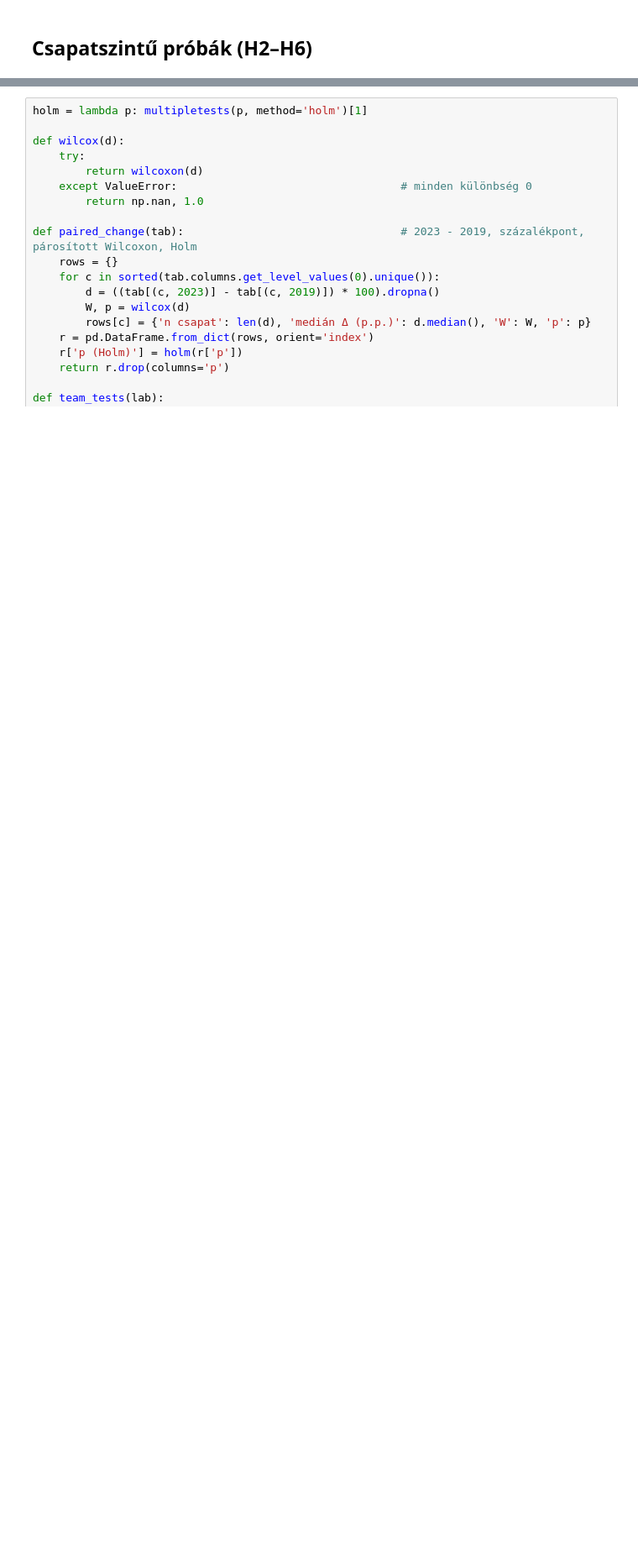
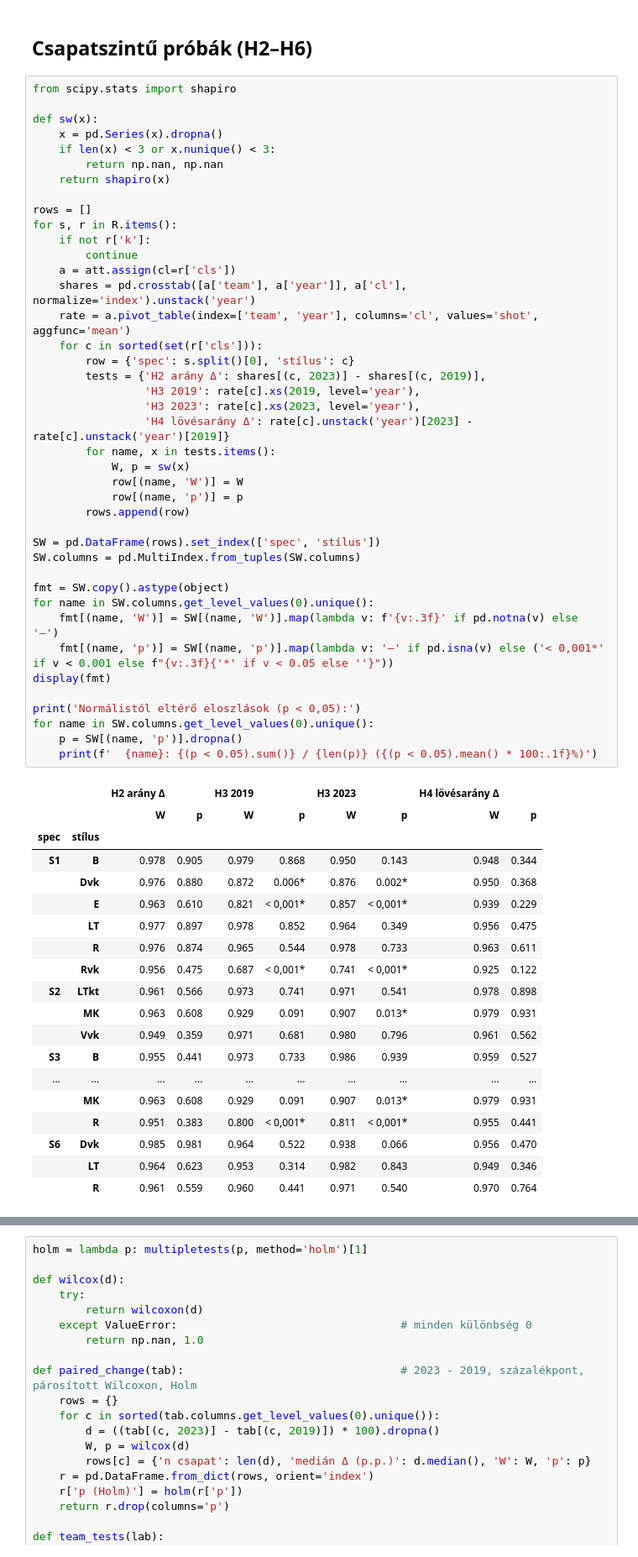
Before and after one commit to lovajujo/evolution-of-attacking-plays-in-women-s-football, a Jupyter notebook: attackingstyles19vs23.ipynb, the cells around one changed output, grey strips where cells are left out. Shown at 84% size. Cells and saved outputs as stored; diff of their text form; blank space fills up the shorter version.

```diff
--- a/attackingstyles19vs23.ipynb
+++ b/attackingstyles19vs23.ipynb
@@ -269,3 +346,64 @@ def style_matrix(lab, active, extra):
     return pd.DataFrame(rows).T
 # %% [markdown]
 ## Csapatszintű próbák (H2–H6)
+# %%
+from scipy.stats import shapiro
+
+def sw(x):
+    x = pd.Series(x).dropna()
+    if len(x) < 3 or x.nunique() < 3:
+        return np.nan, np.nan
+    return shapiro(x)
+
+rows = []
+for s, r in R.items():
+    if not r['k']:
+        continue
+    a = att.assign(cl=r['cls'])
+    shares = pd.crosstab([a['team'], a['year']], a['cl'], normalize='index').unstack('year')
+    rate = a.pivot_table(index=['team', 'year'], columns='cl', values='shot', aggfunc='mean')
+    for c in sorted(set(r['cls'])):
+        row = {'spec': s.split()[0], 'stílus': c}
+        tests = {'H2 arány Δ': shares[(c, 2023)] - shares[(c, 2019)],
+                 'H3 2019': rate[c].xs(2019, level='year'),
+                 'H3 2023': rate[c].xs(2023, level='year'),
+                 'H4 lövésarány Δ': rate[c].unstack('year')[2023] - rate[c].unstack('year')[2019]}
+        for name, x in tests.items():
+            W, p = sw(x)
+            row[(name, 'W')] = W
+            row[(name, 'p')] = p
+        rows.append(row)
+
+SW = pd.DataFrame(rows).set_index(['spec', 'stílus'])
+SW.columns = pd.MultiIndex.from_tuples(SW.columns)
+
+fmt = SW.copy().astype(object)
+for name in SW.columns.get_level_values(0).unique():
+    fmt[(name, 'W')] = SW[(name, 'W')].map(lambda v: f'{v:.3f}' if pd.notna(v) else '–')
+    fmt[(name, 'p')] = SW[(name, 'p')].map(lambda v: '–' if pd.isna(v) else ('< 0,001*' if v < 0.001 else f"{v:.3f}{'*' if v < 0.05 else ''}"))
+display(fmt)
+
+print('Normálistól eltérő eloszlások (p < 0,05):')
+for name in SW.columns.get_level_values(0).unique():
+    p = SW[(name, 'p')].dropna()
+    print(f'  {name}: {(p < 0.05).sum()} / {len(p)} ({(p < 0.05).mean() * 100:.1f}%)')
+# %% [output]
+|  |  | H2 arány Δ |  | H3 2019 |  | H3 2023 |  | H4 lövésarány Δ |  |
+|  |  | W | p | W | p | W | p | W | p |
+| spec | stílus |  |  |  |  |  |  |  |  |
+| S1 | B | 0.978 | 0.905 | 0.979 | 0.868 | 0.950 | 0.143 | 0.948 | 0.344 |
+|  | Dvk | 0.976 | 0.880 | 0.872 | 0.006* | 0.876 | 0.002* | 0.950 | 0.368 |
+|  | E | 0.963 | 0.610 | 0.821 | < 0,001* | 0.857 | < 0,001* | 0.939 | 0.229 |
+|  | LT | 0.977 | 0.897 | 0.978 | 0.852 | 0.964 | 0.349 | 0.956 | 0.475 |
+|  | R | 0.976 | 0.874 | 0.965 | 0.544 | 0.978 | 0.733 | 0.963 | 0.611 |
+|  | Rvk | 0.956 | 0.475 | 0.687 | < 0,001* | 0.741 | < 0,001* | 0.925 | 0.122 |
+| S2 | LTkt | 0.961 | 0.566 | 0.973 | 0.741 | 0.971 | 0.541 | 0.978 | 0.898 |
+|  | MK | 0.963 | 0.608 | 0.929 | 0.091 | 0.907 | 0.013* | 0.979 | 0.931 |
+|  | Vvk | 0.949 | 0.359 | 0.971 | 0.681 | 0.980 | 0.796 | 0.961 | 0.562 |
+| S3 | B | 0.955 | 0.441 | 0.973 | 0.733 | 0.986 | 0.939 | 0.959 | 0.527 |
+| ... | ... | ... | ... | ... | ... | ... | ... | ... | ... |
+|  | MK | 0.963 | 0.608 | 0.929 | 0.091 | 0.907 | 0.013* | 0.979 | 0.931 |
+|  | R | 0.951 | 0.383 | 0.800 | < 0,001* | 0.811 | < 0,001* | 0.955 | 0.441 |
+| S6 | Dvk | 0.985 | 0.981 | 0.964 | 0.522 | 0.938 | 0.066 | 0.956 | 0.470 |
+|  | LT | 0.964 | 0.623 | 0.953 | 0.314 | 0.982 | 0.843 | 0.949 | 0.346 |
+|  | R | 0.961 | 0.559 | 0.960 | 0.441 | 0.971 | 0.540 | 0.970 | 0.764 |
```
Also changed, not shown: parts of 9 cells of this notebook, 2 other files.
